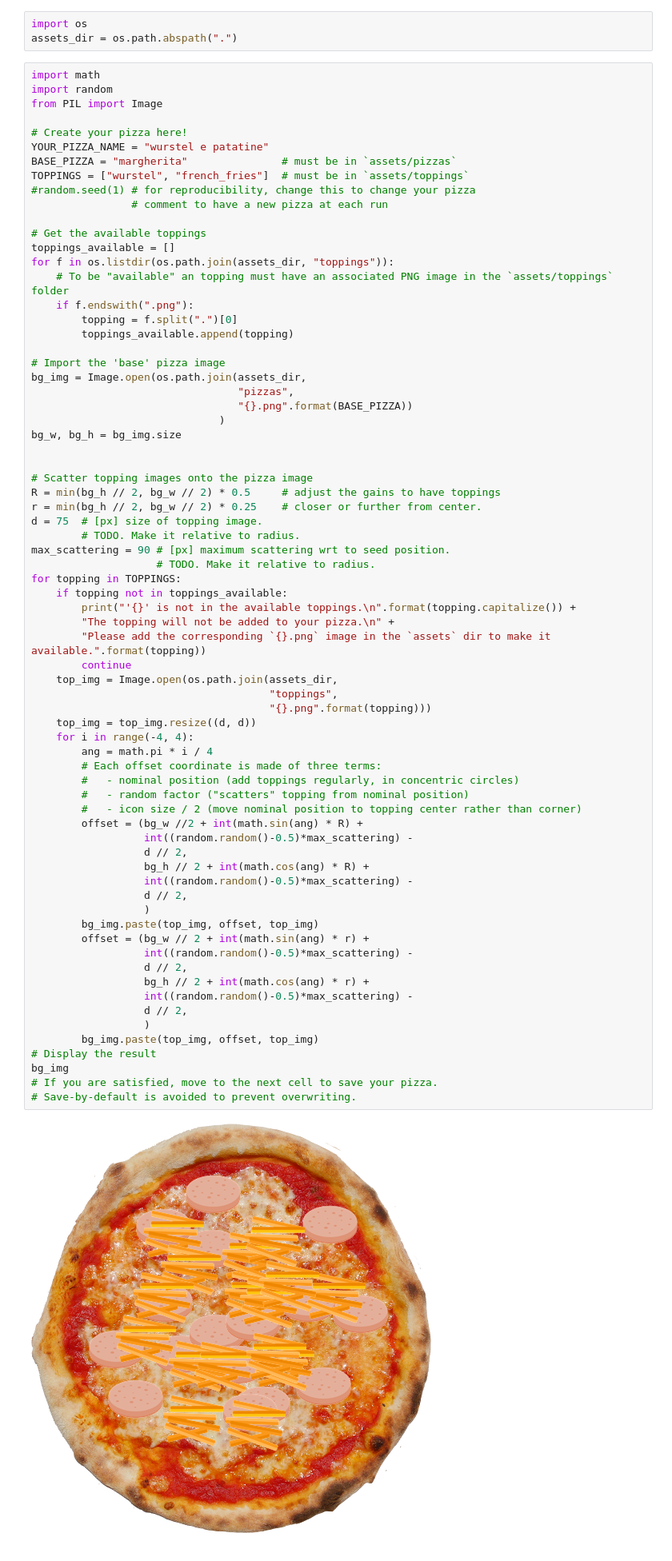
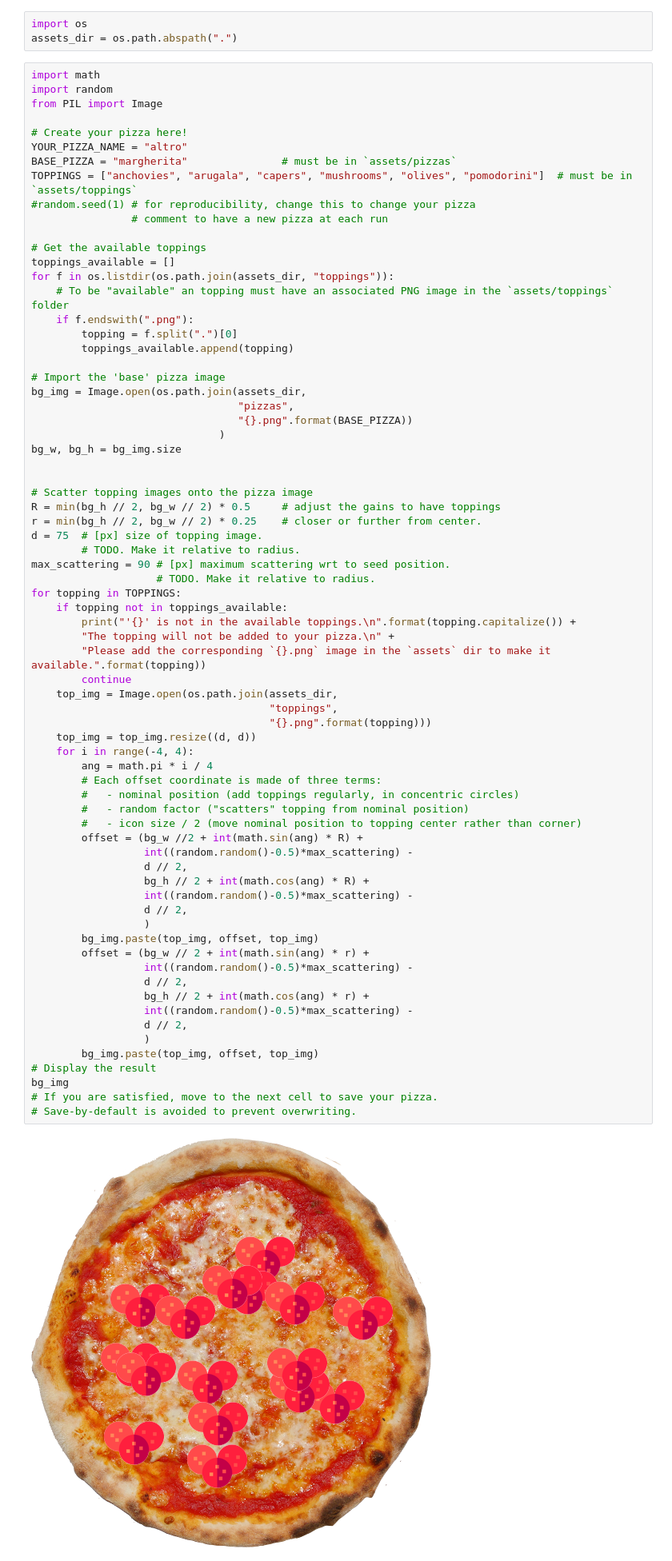
Before and after one commit to Luca-Pozzi/pizza_chart, a Jupyter notebook: assets/pizza_maker.ipynb, the cells around one changed output. Shown: that part at 80% size. Cells and saved outputs as stored; diff of their text form.

```diff
--- a/assets/pizza_maker.ipynb
+++ b/assets/pizza_maker.ipynb
@@ -11,9 +11,9 @@ import random
 from PIL import Image
 
 # Create your pizza here!
-YOUR_PIZZA_NAME = "wurstel e patatine"
+YOUR_PIZZA_NAME = "altro"
 BASE_PIZZA = "margherita"               # must be in `assets/pizzas`
-TOPPINGS = ["wurstel", "french_fries"]  # must be in `assets/toppings`
+TOPPINGS = ["anchovies", "arugala", "capers", "mushrooms", "olives", "pomodorini"]  # must be in `assets/toppings`
 #random.seed(1) # for reproducibility, change this to change your pizza
                 # comment to have a new pizza at each run
 
@@ -50,34 +50,34 @@ for topping in TOPPINGS:
                                       "toppings",
                                       "{}.png".format(topping)))
     top_img = top_img.resize((d, d))
     for i in range(-4, 4):
         ang = math.pi * i / 4
         # Each offset coordinate is made of three terms:
         #   - nominal position (add toppings regularly, in concentric circles)
         #   - random factor ("scatters" topping from nominal position)
         #   - icon size / 2 (move nominal position to topping center rather than corner)
         offset = (bg_w //2 + int(math.sin(ang) * R) +
                   int((random.random()-0.5)*max_scattering) -
                   d // 2,
                   bg_h // 2 + int(math.cos(ang) * R) +
                   int((random.random()-0.5)*max_scattering) -
                   d // 2,
                   )
         bg_img.paste(top_img, offset, top_img)
         offset = (bg_w // 2 + int(math.sin(ang) * r) +
                   int((random.random()-0.5)*max_scattering) -
                   d // 2,
                   bg_h // 2 + int(math.cos(ang) * r) +
                   int((random.random()-0.5)*max_scattering) -
                   d // 2,
                   )
         bg_img.paste(top_img, offset, top_img)
 # Display the result
 bg_img
 # If you are satisfied, move to the next cell to save your pizza.
 # Save-by-default is avoided to prevent overwriting.
 # %% [output]
-[figure, old version]
+[figure, new version]
 # %%
 # Save your pizza
 bg_img.save(os.path.join(assets_dir,
```
Also changed, not shown: 4 other files.
